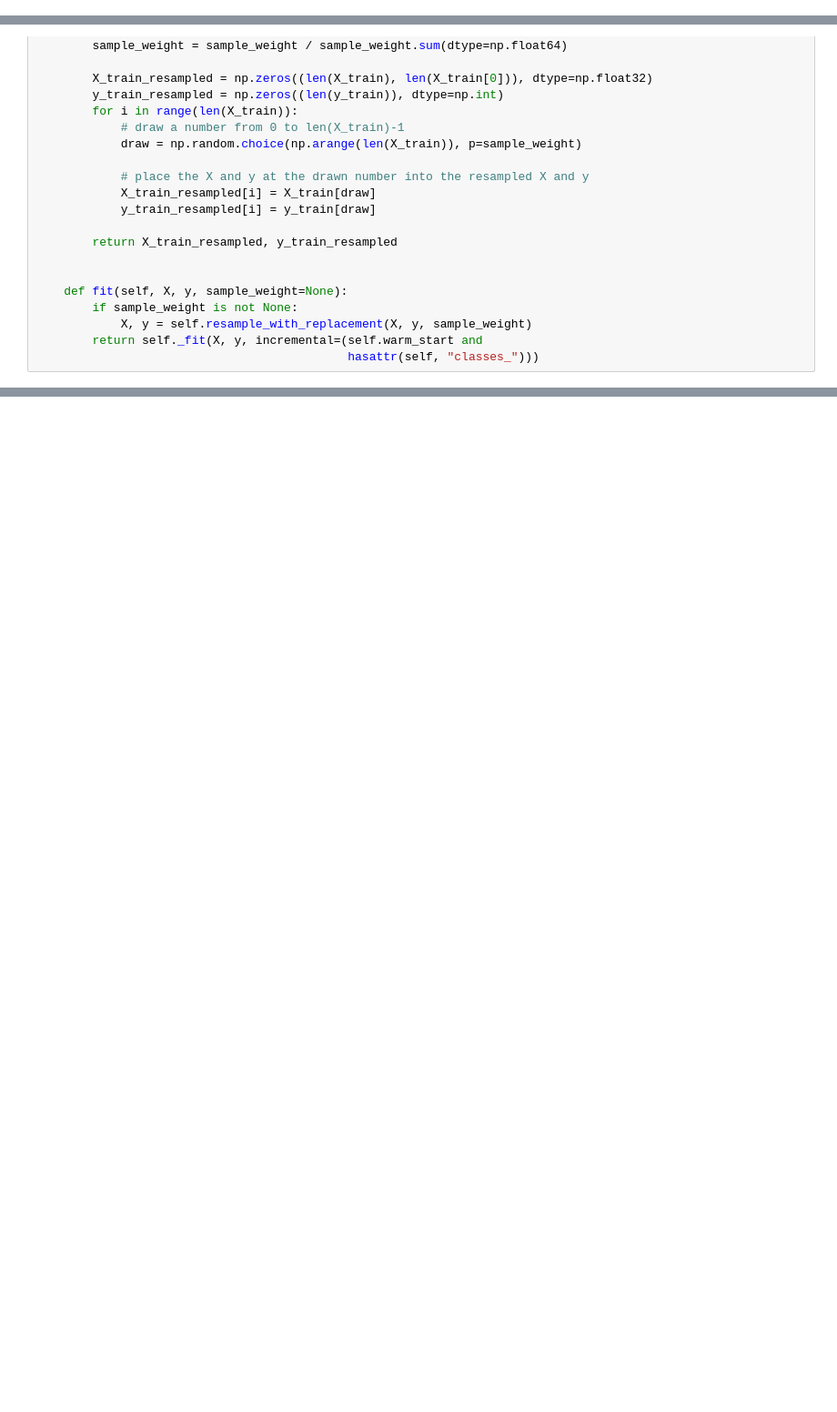
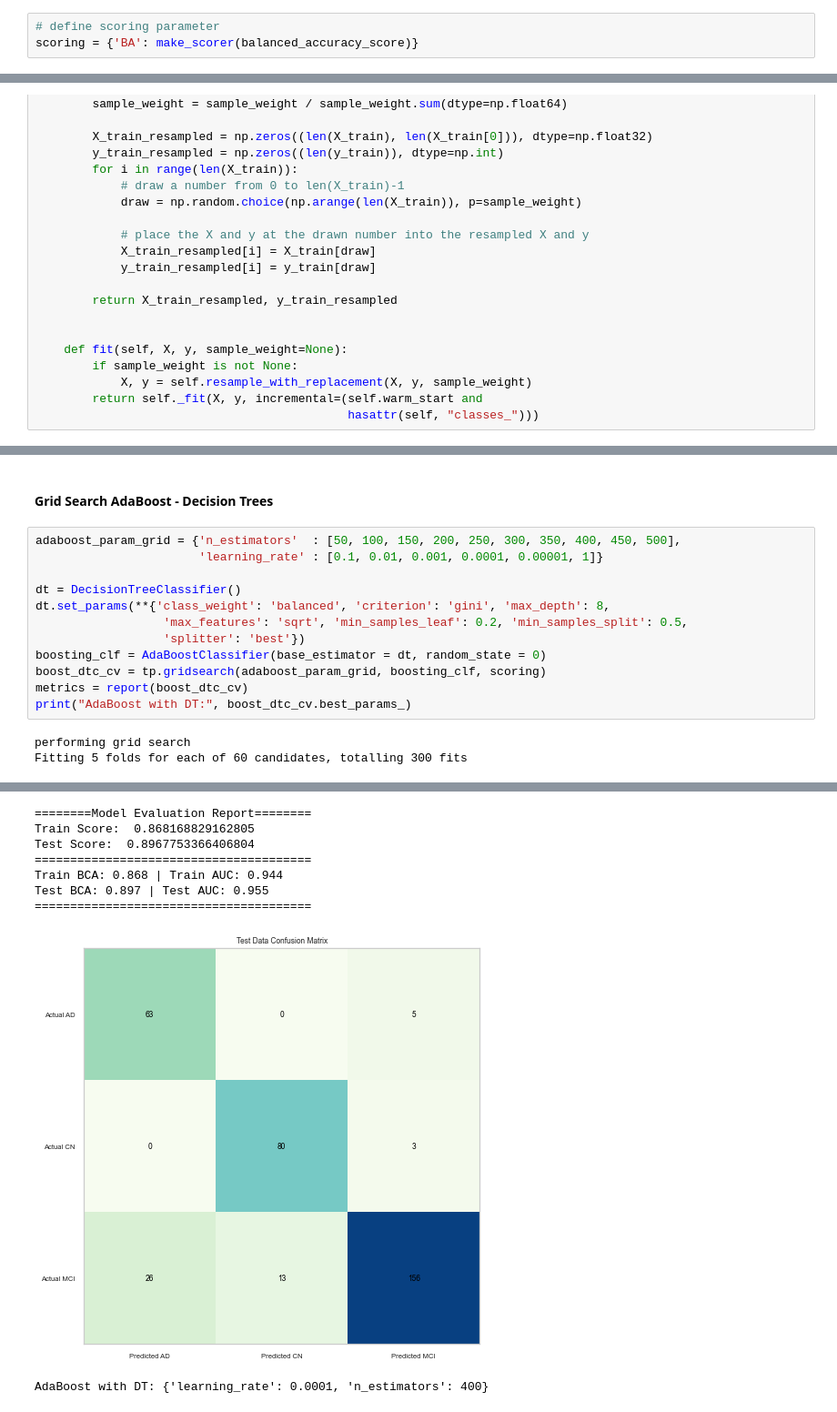
Before and after one commit to rusane/natural-computing, a Jupyter notebook: Project/Boosting.ipynb, the cells around one changed output, grey strips where cells are left out. Shown at 91% size. Cells and saved outputs as stored; diff of their text form; blank space fills up the shorter version.

```diff
--- a/Project/Boosting.ipynb
+++ b/Project/Boosting.ipynb
@@ -54,6 +108,9 @@ splitting dataset to train and test datasets
 # import variables from class instance (notebook compatibility)
 label_dict = tp.label_dict
 X, y, X_train, X_test, y_train, y_test = tp.X, tp.y, tp.X_train, tp.X_test, tp.y_train, tp.y_test
+# %%
+# define scoring parameter
+scoring = {'BA': make_scorer(balanced_accuracy_score)}
 # %% [markdown]
 ### Helper Functions
 # %%
@@ -248,0 +306,17 @@ Repeat 100 times
+# %% [markdown]
+#### Grid Search AdaBoost - Decision Trees
+# %%
+adaboost_param_grid = {'n_estimators'  : [50, 100, 150, 200, 250, 300, 350, 400, 450, 500],
+                       'learning_rate' : [0.1, 0.01, 0.001, 0.0001, 0.00001, 1]}
+
+dt = DecisionTreeClassifier()
+dt.set_params(**{'class_weight': 'balanced', 'criterion': 'gini', 'max_depth': 8,
+                  'max_features': 'sqrt', 'min_samples_leaf': 0.2, 'min_samples_split': 0.5,
+                  'splitter': 'best'})
+boosting_clf = AdaBoostClassifier(base_estimator = dt, random_state = 0)
+boost_dtc_cv = tp.gridsearch(adaboost_param_grid, boosting_clf, scoring)
+metrics = report(boost_dtc_cv)
+print("AdaBoost with DT:", boost_dtc_cv.best_params_)
+# %% [output]
+performing grid search
+Fitting 5 folds for each of 60 candidates, totalling 300 fits
@@ -248,0 +327,9 @@ Repeat 100 times
+========Model Evaluation Report========
+Train Score:  0.868168829162805
+Test Score:  0.8967753366406804
+=======================================
+Train BCA: 0.868 | Train AUC: 0.944
+Test BCA: 0.897 | Test AUC: 0.955
+=======================================
+[figure, added]
+AdaBoost with DT: {'learning_rate': 0.0001, 'n_estimators': 400}
```
Also changed, not shown: parts of 47 cells of this notebook, 8 other files.
